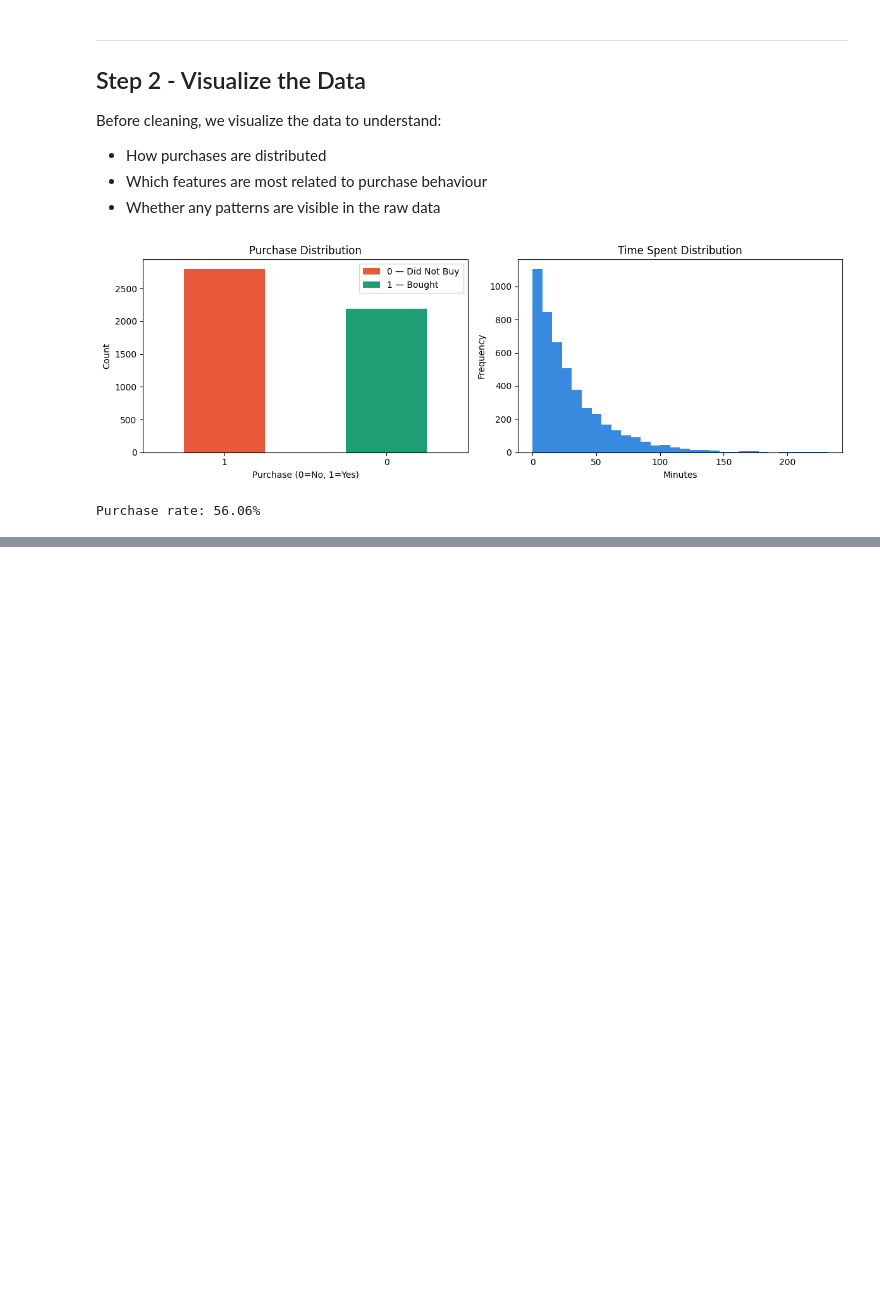
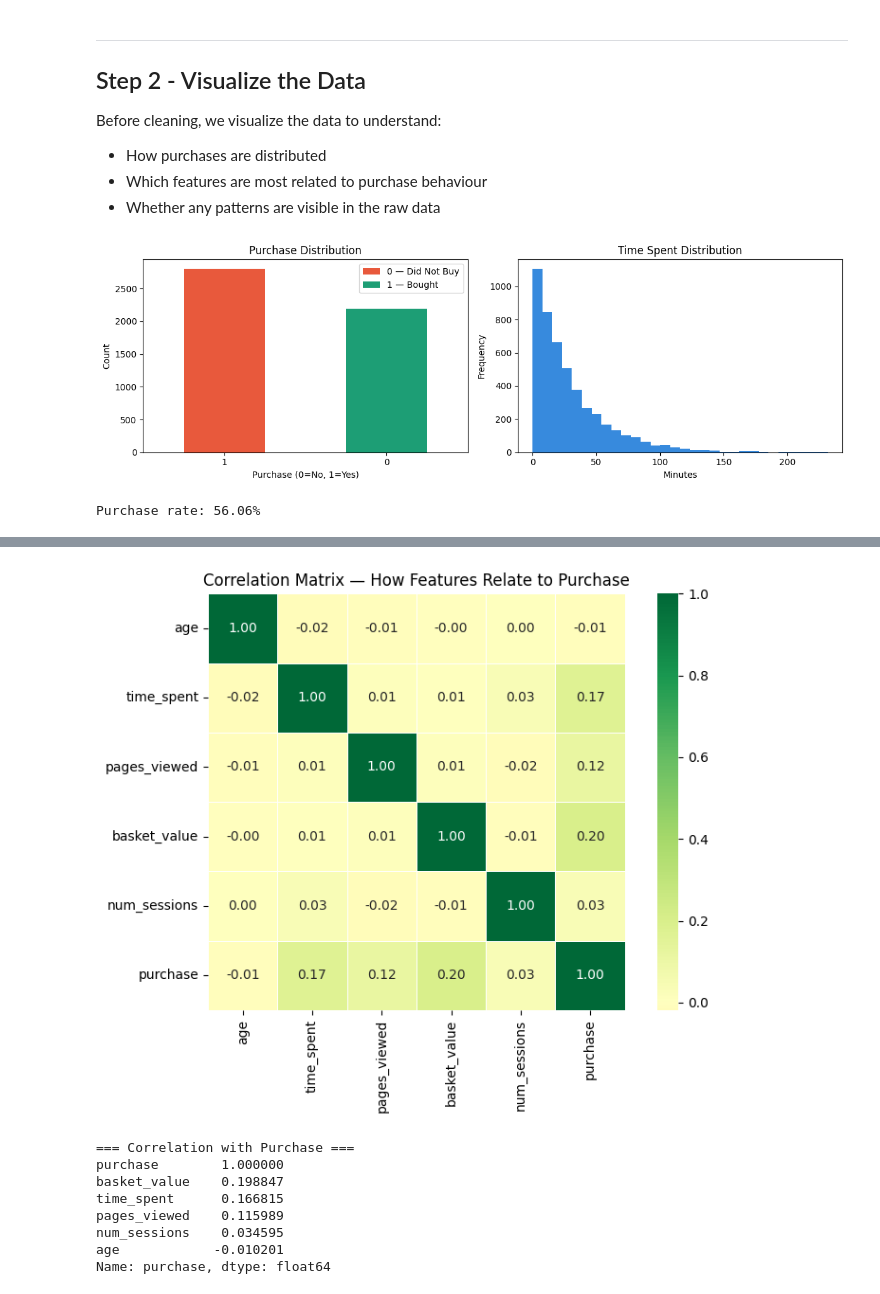
Before and after one commit to imon333/E-commerce-puschace-predictor-NeuralNetwork-pytorch., a Jupyter notebook: notebooks/purchase_prediction.ipynb, the cells around one changed output, grey strips where cells are left out. Cells and saved outputs as stored; diff of their text form; code cells hidden in the pictures; blank space fills up the shorter version.

```diff
--- a/notebooks/purchase_prediction.ipynb
+++ b/notebooks/purchase_prediction.ipynb
@@ -179,0 +193,21 @@ Purchase rate: 56.06%
+# %%
+clean_data = df.copy()
+
+clean_data['time_spent']    = clean_data['time_spent'].fillna(clean_data['time_spent'].median())
+clean_data['pages_viewed']  = clean_data['pages_viewed'].fillna(clean_data['pages_viewed'].mean()).round().astype(int)
+clean_data['basket_value']  = clean_data['basket_value'].fillna(0)
+clean_data['device_type']   = clean_data['device_type'].fillna('Unknown')
+clean_data['customer_type'] = clean_data['customer_type'].fillna('New')
+
+clean_data['device_type']   = clean_data['device_type'].astype(str)
+clean_data['customer_type'] = clean_data['customer_type'].astype(str)
+clean_data['category']      = clean_data['category'].astype(str)
+
+print('=== Missing values after cleaning ===')
+print(clean_data.isnull().sum())
+
+print('\n=== Data types after cleaning ===')
+print(clean_data.dtypes)
+
+clean_data.to_csv('../data/clean_data.csv', index=False)
+print('\nClean data saved!')
@@ -179,0 +281,30 @@ Purchase rate: 56.06%
+# %%
+numeric_cols = ['age', 'time_spent', 'pages_viewed', 'basket_value', 'num_sessions', 'purchase']
+corr = clean_data[numeric_cols].corr()
+
+plt.figure(figsize=(8, 6))
+sns.heatmap(
+    corr,
+    annot=True,
+    fmt='.2f',
+    cmap='RdYlGn',
+    center=0,
+    square=True,
+    linewidths=0.5
+)
+plt.title('Correlation Matrix — How Features Relate to Purchase')
+plt.tight_layout()
+plt.show()
+
+print('=== Correlation with Purchase ===')
+print(corr['purchase'].sort_values(ascending=False))
+# %% [output]
+[figure, added]
+=== Correlation with Purchase ===
+purchase        1.000000
+basket_value    0.198847
+time_spent      0.166815
+pages_viewed    0.115989
+num_sessions    0.034595
+age            -0.010201
+Name: purchase, dtype: float64
```
Also changed, not shown: parts of 7 cells of this notebook, 3 other files.
